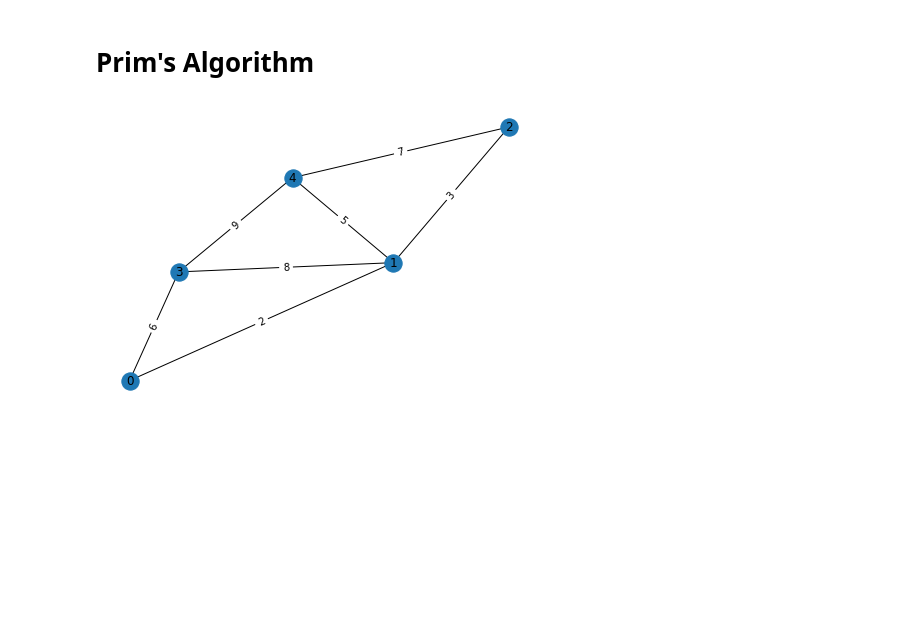
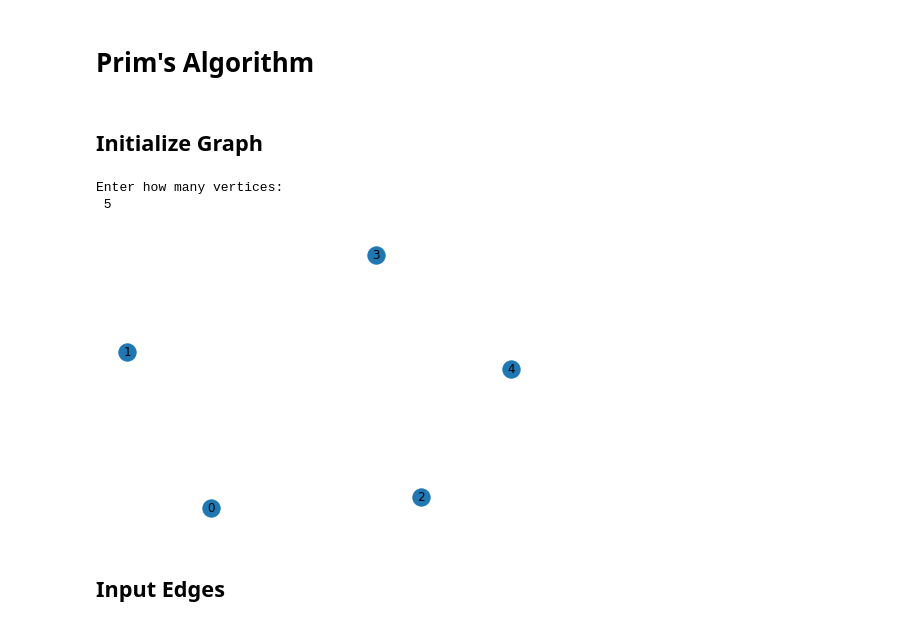
Before and after one commit to GharinPautz/cpsc437-project, a Jupyter notebook: gui.ipynb, the cells around one changed output. Drawn from its saved outputs; the diff is of its cells as text; code cells hidden in the pictures; blank space fills up the shorter version.

```diff
--- a/gui.ipynb
+++ b/gui.ipynb
@@ -2,16 +2,23 @@
 # Prim's Algorithm
 # %%
 from main import Graph
+# %% [markdown]
+## Initialize Graph
 # %%
-g = Graph(5)
+g = Graph()
+'''
 g.graph = \
     [   [0, 2, 0, 6, 0],
         [2, 0, 3, 8, 5],
         [0, 3, 0, 0, 7],
         [6, 8, 0, 0, 9],
         [0, 5, 7, 9, 0]]
-
-g.draw_adjacency_matrix()
+'''
+g.draw_network()
 # %% [output]
+Enter how many vertices:
+ 5
-[figure, old version]
+[figure, new version]
+# %% [markdown]
+## Input Edges
 # %%
```
Also changed, not shown: parts of 5 cells of this notebook, 1 other file.
